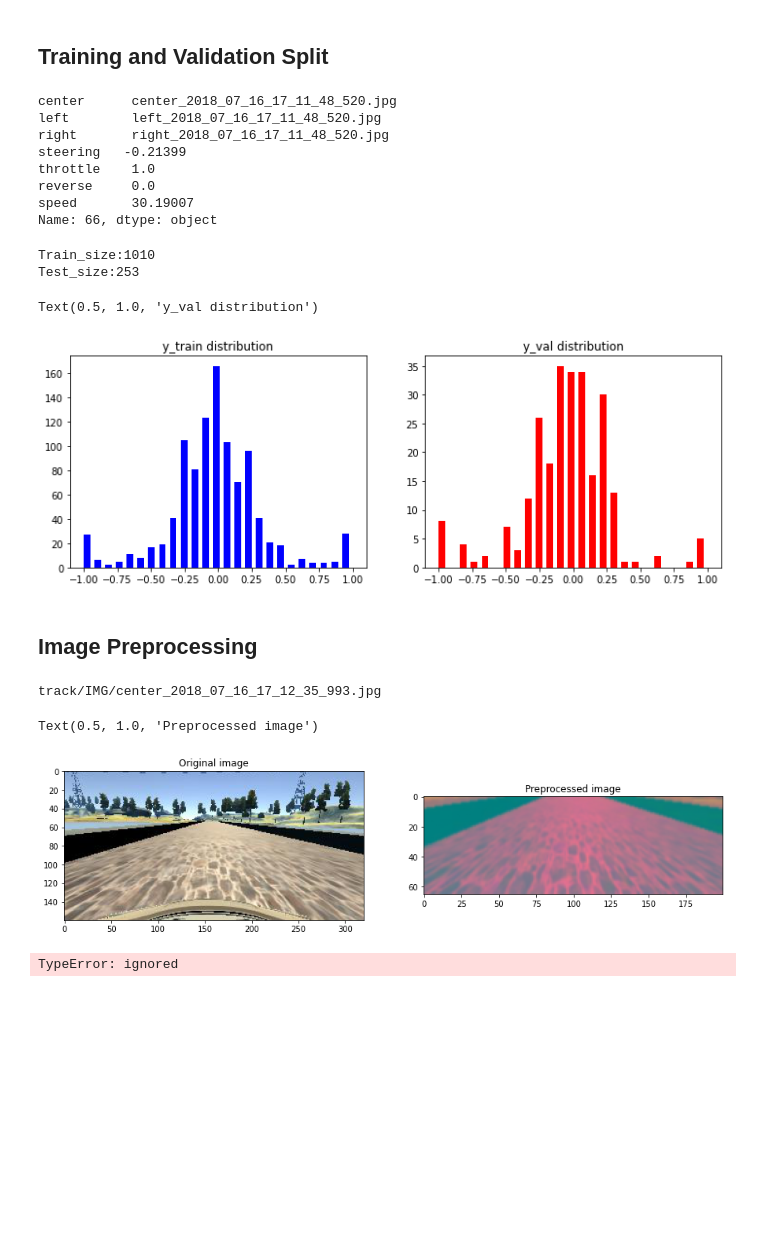
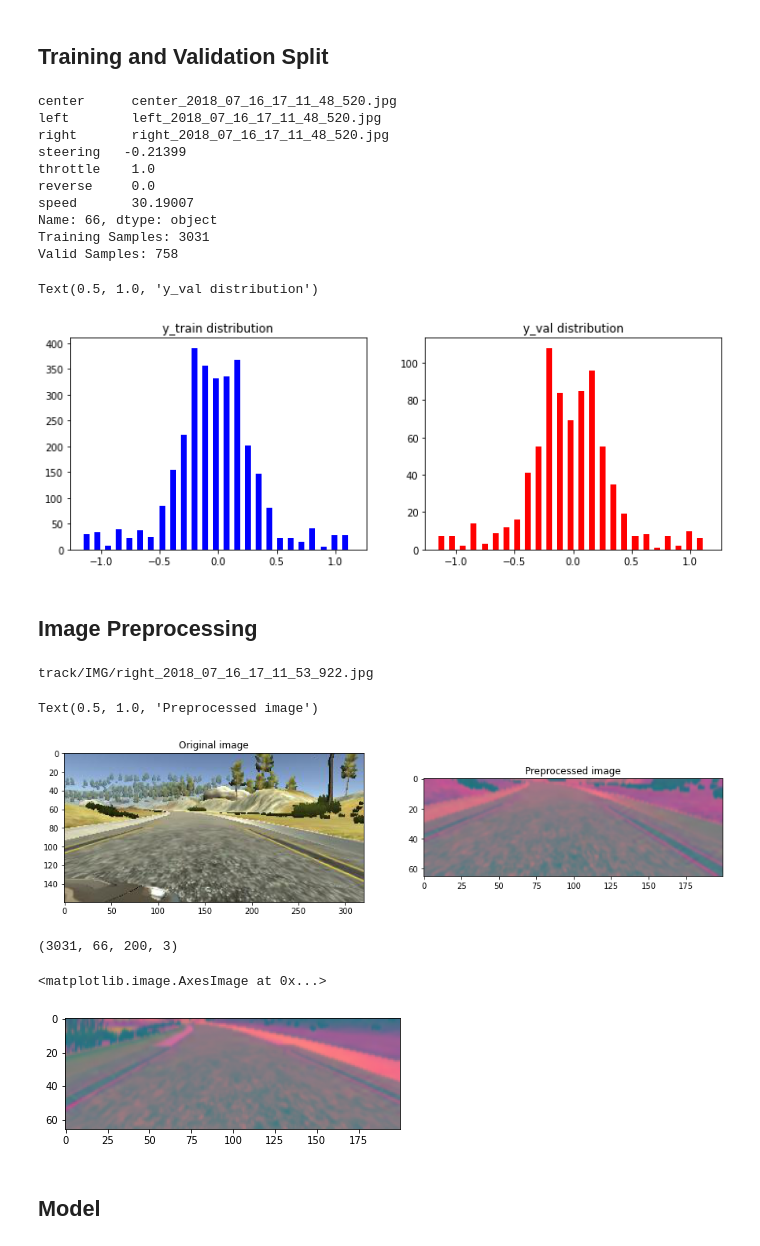
Before and after one commit to BeytullahYayla/Computer-Vision-For-Self-Driving-Cars, a Jupyter notebook: BehavioralCloning/Behavioral_Cloning.ipynb, the cells around one changed output. Drawn from its saved outputs; the diff is of its cells as text; code cells hidden in the pictures; blank space fills up the shorter version.

```diff
--- a/BehavioralCloning/Behavioral_Cloning.ipynb
+++ b/BehavioralCloning/Behavioral_Cloning.ipynb
@@ -118,19 +118,27 @@ As we can see, now our distrubition of data is more uniformed.
 ## Training and Validation Split
 # %%
 print(data.iloc[40])
-def load_steering(datadir,df):
-  image_path=[]
-  steering=[]
+def load_img_steering(datadir, df):
+  image_path = []
+  steering = []
   for i in range(len(data)):
-    indexed_data=data.iloc[i]
-    center,left,right=indexed_data[0],indexed_data[1],indexed_data[2]
-    image_path.append(os.path.join(datadir,center.strip()))
+    indexed_data = data.iloc[i]
+    center, left, right = indexed_data[0], indexed_data[1], indexed_data[2]
+    image_path.append(os.path.join(datadir, center.strip()))
     steering.append(float(indexed_data[3]))
-  image_paths=np.asarray(image_path)
-  steerings=np.asarray(steering)
-  return image_paths,steerings
+    # left image append
+    image_path.append(os.path.join(datadir,left.strip()))
+    steering.append(float(indexed_data[3])+0.15)
+    # right image append
+    image_path.append(os.path.join(datadir,right.strip()))
+    steering.append(float(indexed_data[3])-0.15)
+  image_paths = np.asarray(image_path)
+  steerings = np.asarray(steering)
+  return image_paths, steerings
 
-image_paths,steerings=load_steering(path+"/IMG",data)
+image_paths, steerings = load_img_steering(path + '/IMG', data)
+X_train, X_valid, y_train, y_valid = train_test_split(image_paths, steerings, test_size=0.2, random_state=6)
+print('Training Samples: {}\nValid Samples: {}'.format(len(X_train), len(X_valid)))
 # %% [output]
 center      center_2018_07_16_17_11_48_520.jpg
 left        left_2018_07_16_17_11_48_520.jpg
@@ -140,47 +148,41 @@ throttle    1.0
 reverse     0.0
 speed       30.19007
 Name: 66, dtype: object
+Training Samples: 3031
+Valid Samples: 758
-# %%
-X_train,X_val,y_train,y_val=train_test_split(image_paths,steerings,random_state=6,shuffle=True,test_size=0.2)
-print("Train_size:{}\nTest_size:{}".format(len(X_train),len(X_val)))
-# %% [output]
-Train_size:1010
-Test_size:253
 # %%
 fig,axes=plt.subplots(1,2,figsize=(12,4))
 axes[0].hist(y_train,bins=num_bins,width=0.05,color='blue')
 axes[0].set_title("y_train distribution")
-axes[1].hist(y_val,bins=num_bins,width=0.05,color='red')
+axes[1].hist(y_valid,bins=num_bins,width=0.05,color='red')
 axes[1].set_title("y_val distribution")
 # %% [output]
 Text(0.5, 1.0, 'y_val distribution')
-[figure, old version]
+[figure, new version]
 # %% [markdown]
 ## Image Preprocessing
 # %%
-def img_preprocess(img):
-    img = img[60:135,:,:]
-    img = cv2.cvtColor(img, cv2.COLOR_RGB2YUV)
-    img = cv2.GaussianBlur(img,  (3, 3), 0)
-    img = cv2.resize(img, (200, 66))
-    img = img/255
-    return img
+def img_preprocess(image_to_preprocess):
+    image_to_preprocess=mplim.imread(image_to_preprocess)
+    image_to_preprocess = image_to_preprocess[60 : 135]
+    image_to_preprocess = cv2.cvtColor(image_to_preprocess, cv2.COLOR_RGB2YUV)
+    image_to_preprocess = cv2.GaussianBlur(image_to_preprocess,  (3, 3), 0)
+    image_to_preprocess = cv2.resize(image_to_preprocess, (200, 66))
+    image_to_preprocess = image_to_preprocess/255
+    return image_to_preprocess
 # %%
 img_path=X_train[100]
 print(img_path)
 fig,axs=plt.subplots(1,2,figsize=(15,10))
 original_image=mplim.imread(img_path)
 axs[0].imshow(original_image)
 axs[0].set_title("Original image")
-preprocessed_image=img_preprocess(original_image)
-axs[1].imshow(preprocessed_image)
+preprocessed_img=img_preprocess(X_train[100])
+axs[1].imshow(preprocessed_img)
 axs[1].set_title("Preprocessed image")
 # %% [output]
-track/IMG/center_2018_07_16_17_12_35_993.jpg
+track/IMG/right_2018_07_16_17_11_53_922.jpg
 Text(0.5, 1.0, 'Preprocessed image')
-[figure, old version]
+[figure, new version]
 # %%
 X_train=np.array(list(map(img_preprocess,X_train)))
-X_val=np.array(list(map(img_preprocess,X_val)))
-# %% [output]
-TypeError: ignored
@@ -187,2 +191,9 @@ TypeError: ignored
 # %%
+print(X_train.shape)
 plt.imshow(X_train[random.randint(0,len(X_train)-1)])
+# %% [output]
+(3031, 66, 200, 3)
+<matplotlib.image.AxesImage at 0x...>
+[figure, added]
+# %% [markdown]
+## Model
```
Also changed, not shown: parts of 3 cells of this notebook.
